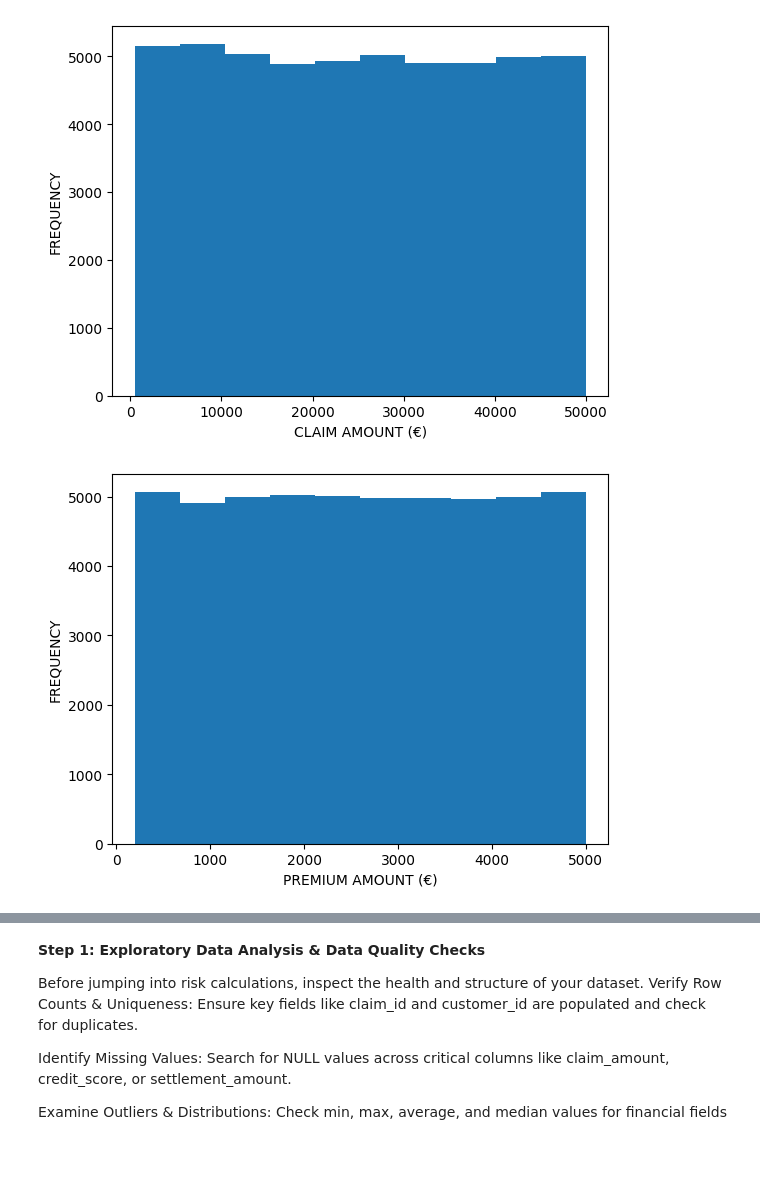
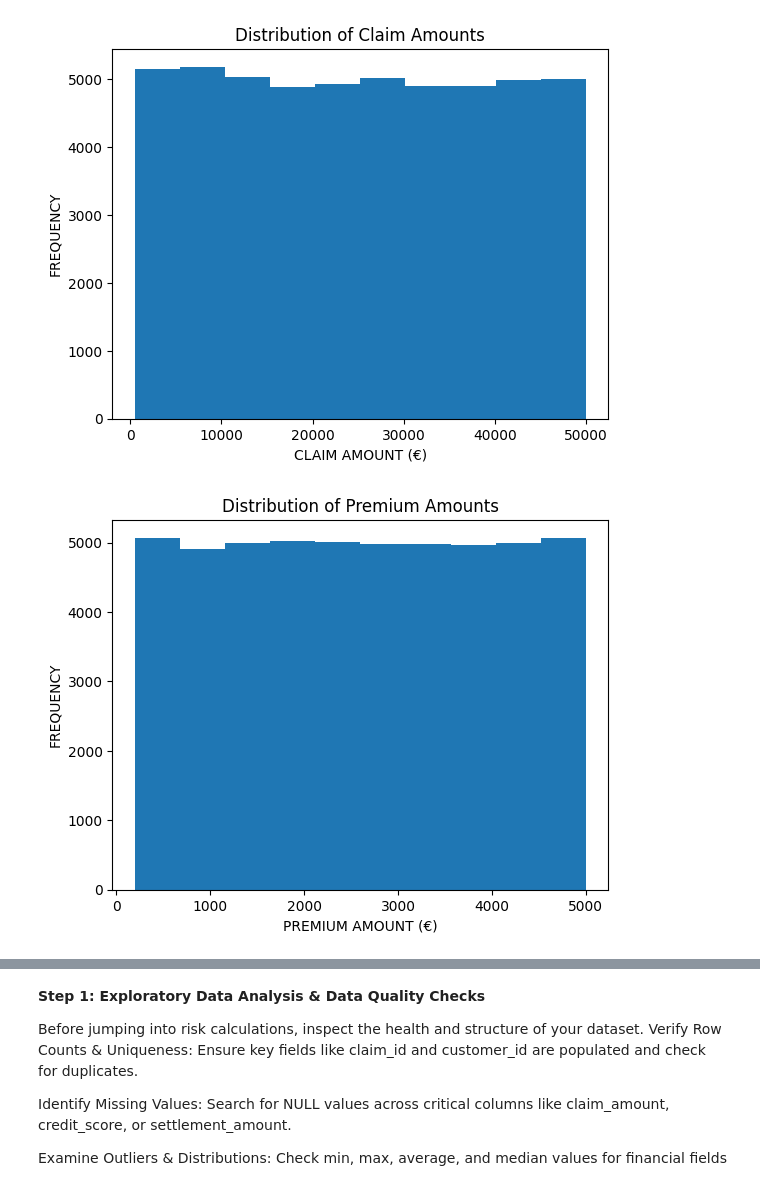
Before and after one commit to aaronhunt25/Fraud-Risk-Profiling---SQL, a Jupyter notebook: Fraud_Risk_Profiling.ipynb, the cells around one changed output, grey strips where cells are left out. Drawn from its saved outputs; the diff is of its cells as text; code cells hidden in the pictures; blank space fills up the shorter version.

```diff
--- a/Fraud_Risk_Profiling.ipynb
+++ b/Fraud_Risk_Profiling.ipynb
@@ -32,27 +34,29 @@ None
 # %%
 ## Histogram : Analyse the distribution of Claim_Amount
 
 claim_am = df['Claim_Amount']
 plt.hist(claim_am)
+plt.title("Distribution of Claim Amounts")
 plt.xlabel("CLAIM AMOUNT (€)")
 plt.ylabel("FREQUENCY")
 plt.show()
 
 ## Uniform distribution across claim amounts
 # %% [output]
-[figure, old version]
+[figure, new version]
 # %%
 ## Histogram : Analyse the distribution of Premium_Amount
 
 premium_am = df['Premium_Amount']
 plt.hist(premium_am)
+plt.title("Distribution of Premium Amounts")
 plt.xlabel("PREMIUM AMOUNT (€)")
 plt.ylabel("FREQUENCY")
 plt.show()
 
 ## Unifrom distribution across premium amounts
 # %% [output]
-[figure, old version]
+[figure, new version]
 # %%
 ## Histogram : Analyse the distribution of Coverage_Amount
 
```
Also changed, not shown: parts of 3 cells of this notebook.
